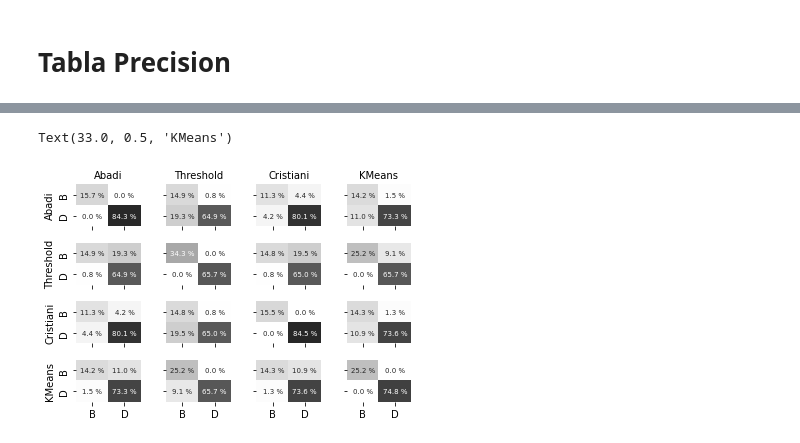
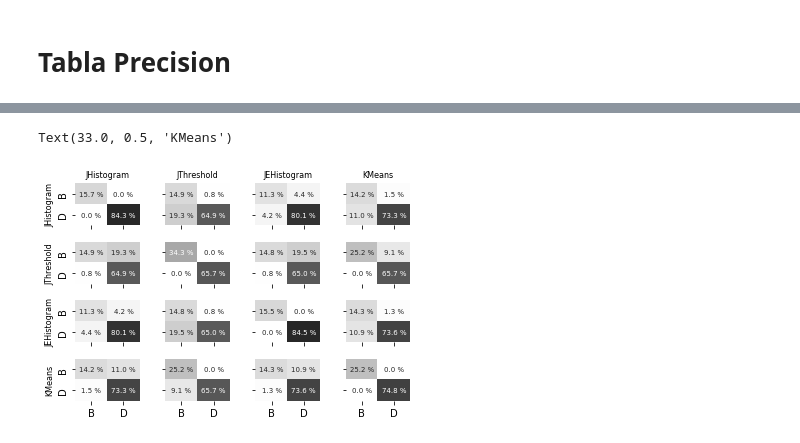
Before and after one commit to antotaverna/gchop_paper, a Jupyter notebook: pyc.ipynb, the cells around one changed output, grey strips where cells are left out. Cells and saved outputs as stored; diff of their text form; code cells hidden in the pictures.

```diff
--- a/pyc.ipynb
+++ b/pyc.ipynb
@@ -354,39 +370,41 @@ plotter(y_true, y_pred, ax13)
 y_true=dfs2.lab_cr; y_pred=dfs2.lab_km
 plotter(y_true, y_pred, ax14)
 
 
 ############ Fila 4 ##############################
 y_true=dfs2.lab_km; y_pred=dfs2.lab_ab
 plotter(y_true, y_pred, ax16)
 
 y_true=dfs2.lab_km; y_pred=dfs2.lab_th
 plotter(y_true, y_pred, ax17)
 
 y_true=dfs2.lab_km; y_pred=dfs2.lab_cr
 plotter(y_true, y_pred, ax18)
 
 y_true=dfs2.lab_km; y_pred=dfs2.lab_km
 plotter(y_true, y_pred, ax19)
 
 
 ##########################################
 #Tick-label
 ax16.xaxis.set_ticklabels(['B', 'D'])
 ax16.yaxis.set_ticklabels(['B', 'D']);
 
 #Title
-ax1.set_title('Abadi', fontsize=10)
-ax2.set_title('Threshold', fontsize=10)
-ax3.set_title('Cristiani', fontsize=10)
-ax4.set_title('KMeans', fontsize=10)
+ax1.set_title('JHistogram', fontsize=8)
+ax2.set_title('JThreshold', fontsize=8)
+ax3.set_title('JEHistogram', fontsize=8)
+ax4.set_title('KMeans', fontsize=8)
 #ax5.set_title('GMM', fontsize=10)
-ax1.set_ylabel('Abadi', fontsize=10)
-ax6.set_ylabel('Threshold', fontsize=10)
-ax11.set_ylabel('Cristiani', fontsize=10)
-ax16.set_ylabel('KMeans', fontsize=10)
+ax1.set_ylabel('JHistogram', fontsize=8)
+ax6.set_ylabel('JThreshold', fontsize=8)
+ax11.set_ylabel('JEHistogram', fontsize=8)
+ax16.set_ylabel('KMeans', fontsize=8)
 #ax21.set_ylabel('GMM', fontsize=10)
 
 #cbar_ax = fig.add_axes([1.1, .3, .03, .4])
+
+#plt.savefig('gchop_plots/matrix_perc_part.png', dpi=200)
 # %% [output]
 Text(33.0, 0.5, 'KMeans')
-[figure, old version]
+[figure, new version]
```
Also changed, not shown: parts of 8 cells of this notebook, 3 other files.
